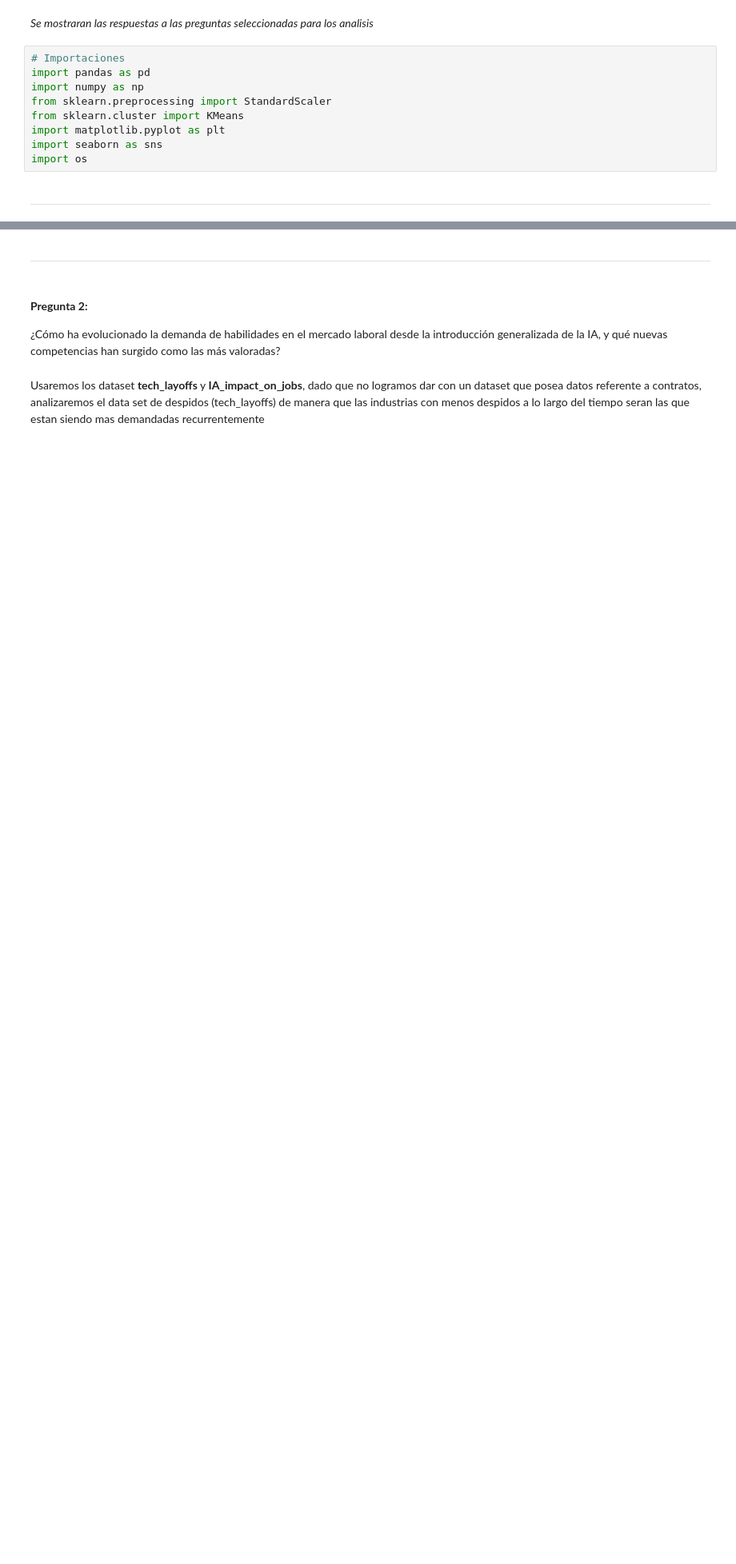
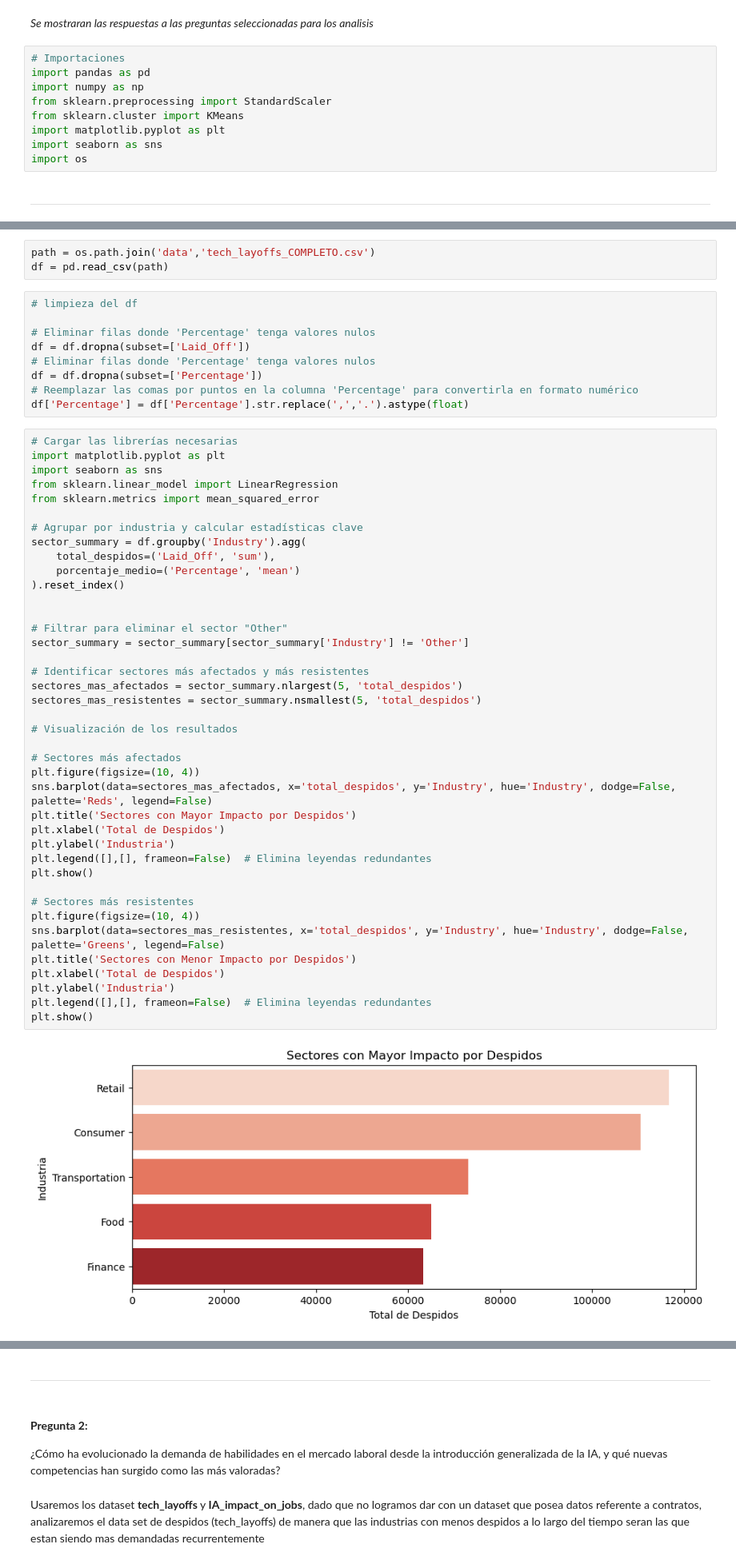
Before and after one commit to adrianalessandro/proyecto_csdatos, a Jupyter notebook: main.ipynb, the cells around one changed output, grey strips where cells are left out. Shown at 80% size. Saved outputs shown, nothing was run; the diff lists cells and outputs as text; blank space fills up the shorter version.

```diff
--- a/main.ipynb
+++ b/main.ipynb
@@ -28,0 +30,54 @@ import os
+# %%
+path = os.path.join('data','tech_layoffs_COMPLETO.csv')
+df = pd.read_csv(path)
+# %%
+# limpieza del df
+
+# Eliminar filas donde 'Percentage' tenga valores nulos
+df = df.dropna(subset=['Laid_Off'])
+# Eliminar filas donde 'Percentage' tenga valores nulos
+df = df.dropna(subset=['Percentage'])
+# Reemplazar las comas por puntos en la columna 'Percentage' para convertirla en formato numérico
+df['Percentage'] = df['Percentage'].str.replace(',','.').astype(float)
+# %%
+# Cargar las librerías necesarias
+import matplotlib.pyplot as plt
+import seaborn as sns
+from sklearn.linear_model import LinearRegression
+from sklearn.metrics import mean_squared_error
+
+# Agrupar por industria y calcular estadísticas clave
+sector_summary = df.groupby('Industry').agg(
+    total_despidos=('Laid_Off', 'sum'),
+    porcentaje_medio=('Percentage', 'mean')
+).reset_index()
+
+
+# Filtrar para eliminar el sector "Other"
+sector_summary = sector_summary[sector_summary['Industry'] != 'Other']
+
+# Identificar sectores más afectados y más resistentes
+sectores_mas_afectados = sector_summary.nlargest(5, 'total_despidos')
+sectores_mas_resistentes = sector_summary.nsmallest(5, 'total_despidos')
+
+# Visualización de los resultados
+
+# Sectores más afectados
+plt.figure(figsize=(10, 4))
+sns.barplot(data=sectores_mas_afectados, x='total_despidos', y='Industry', hue='Industry', dodge=False, palette='Reds', legend=False)
+plt.title('Sectores con Mayor Impacto por Despidos')
+plt.xlabel('Total de Despidos')
+plt.ylabel('Industria')
+plt.legend([],[], frameon=False)  # Elimina leyendas redundantes
+plt.show()
+
+# Sectores más resistentes
+plt.figure(figsize=(10, 4))
+sns.barplot(data=sectores_mas_resistentes, x='total_despidos', y='Industry', hue='Industry', dodge=False, palette='Greens', legend=False)
+plt.title('Sectores con Menor Impacto por Despidos')
+plt.xlabel('Total de Despidos')
+plt.ylabel('Industria')
+plt.legend([],[], frameon=False)  # Elimina leyendas redundantes
+plt.show()
+# %% [output]
+[figure, added]
```
Also changed, not shown: parts of 4 cells of this notebook.
